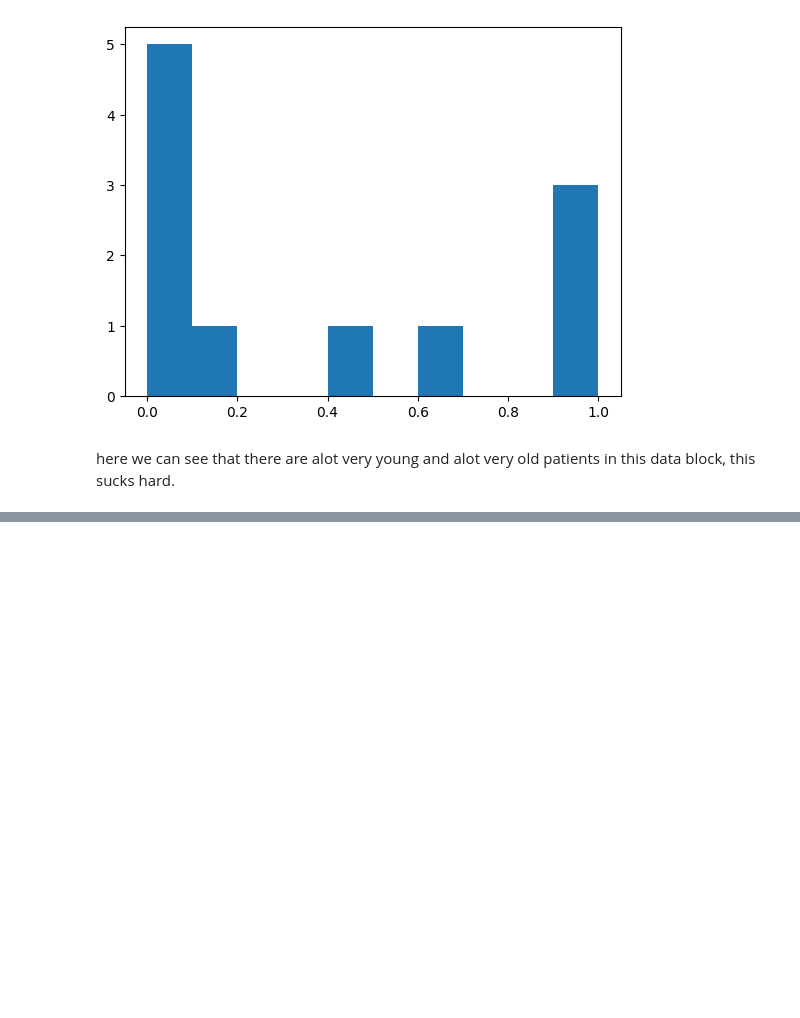
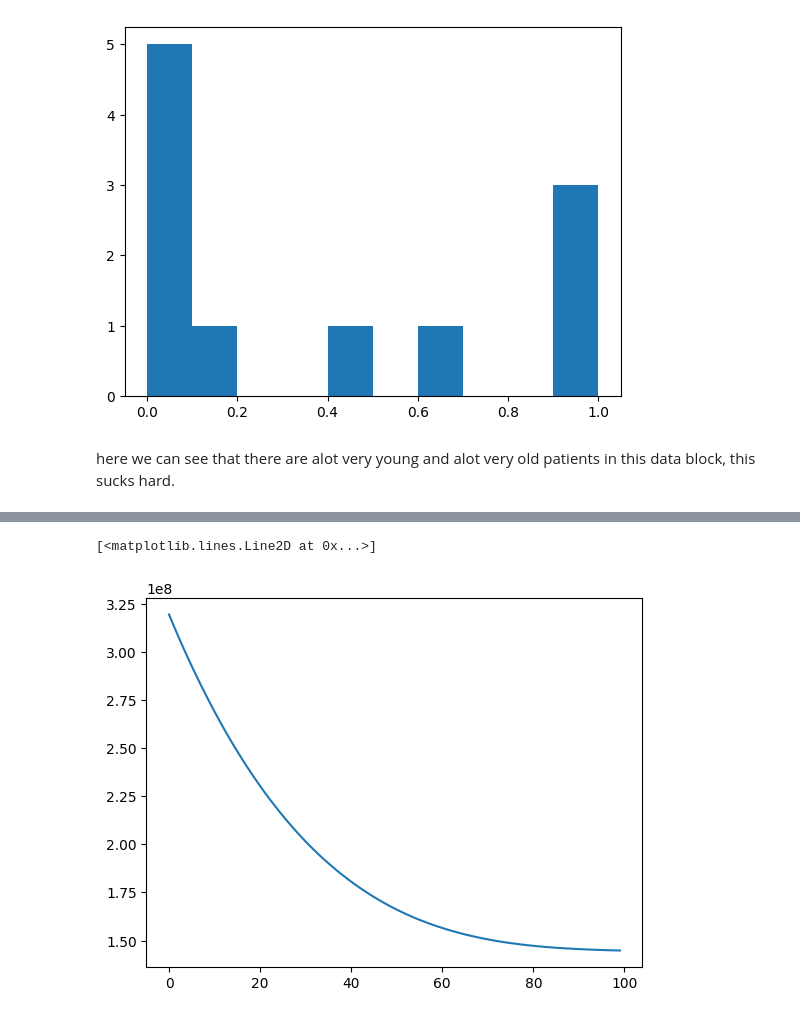
Before and after one commit to ftwr42/TensorFlow_for_Deep_Learning_Bootcamp, a Jupyter notebook: Abschnitt 3: Neural network regression with TensorFlow/6th_normalization.ipynb, the cells around one changed output, grey strips where cells are left out. Drawn from its saved outputs; the diff is of its cells as text; code cells hidden in the pictures; blank space fills up the shorter version.

```diff
--- a/Abschnitt 3: Neural network regression with TensorFlow/6th_normalization.ipynb
+++ b/Abschnitt 3: Neural network regression with TensorFlow/6th_normalization.ipynb
@@ -133,0 +170,11 @@ here we can see that there are alot very young and alot very old patients in thi
+# %%
+model = ks.models.Sequential()
+model.add(ks.layers.Dense(15, activation=tf.keras.activations.sigmoid))
+model.add(ks.layers.Dense(14, activation=tf.keras.activations.sigmoid))
+model.add(ks.layers.Dense(15, activation=tf.keras.activations.relu))
+model.add(ks.layers.Dense(15, activation=tf.keras.activations.sigmoid))
+model.add(ks.layers.Dense(1))
+
+model.compile(loss='mse', optimizer=tf.optimizers.Adam(learning_rate=0.8), metrics=['mse'])
+
+history = model.fit(x_train_normal, y_train, epochs=100)
@@ -133,0 +199,5 @@ here we can see that there are alot very young and alot very old patients in thi
+# %%
+plt.plot(history.history['loss'])
+# %% [output]
+[<matplotlib.lines.Line2D at 0x...>]
+[figure, added]
```
Also changed, not shown: parts of 6 cells of this notebook.
